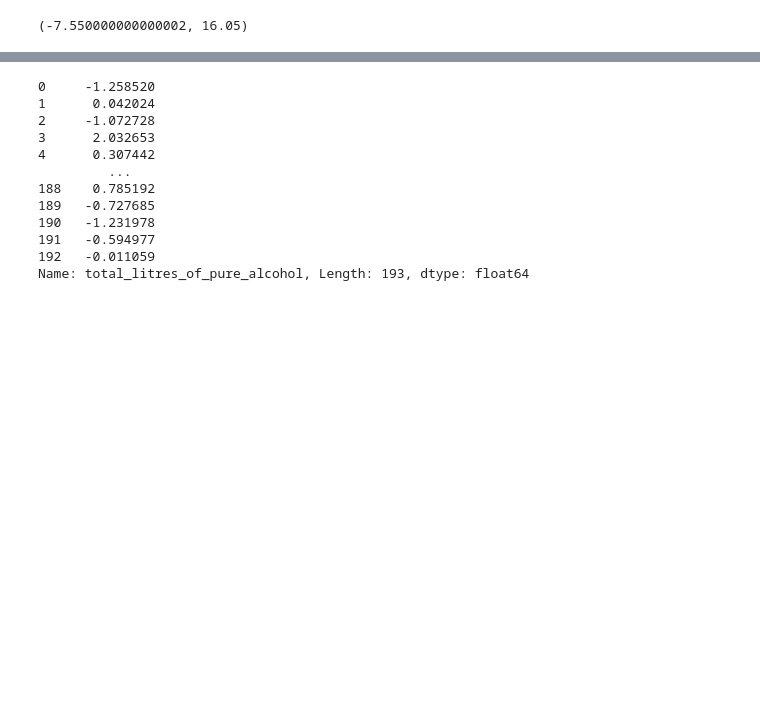
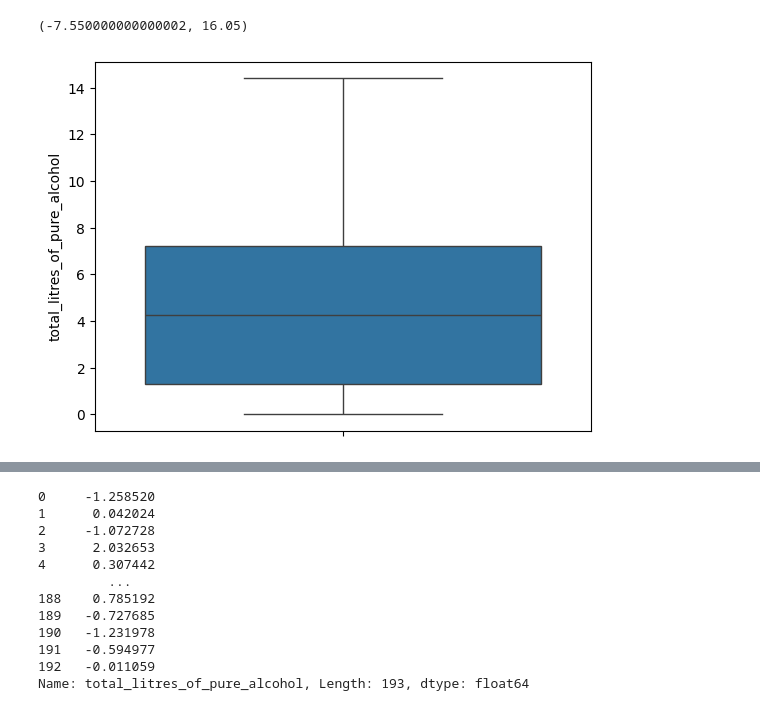
Before and after one commit to alenready/A1, a Jupyter notebook: Untitled21.ipynb, the cells around one changed output, grey strips where cells are left out. Drawn from its saved outputs; the diff is of its cells as text; code cells hidden in the pictures; blank space fills up the shorter version.

```diff
--- a/Untitled21.ipynb
+++ b/Untitled21.ipynb
@@ -54,3 +77,12 @@ upper_limit=Q3+1.5*IQR
 lower_limit,upper_limit
 # %% [output]
 (-7.550000000000002, 16.05)
+# %%
+# prompt: boxplot
+
+import matplotlib.pyplot as plt
+import seaborn as sns
+sns.boxplot(df['total_litres_of_pure_alcohol'])
+plt.show()
+# %% [output]
+[figure, added]
```
Also changed, not shown: parts of 16 cells of this notebook.
